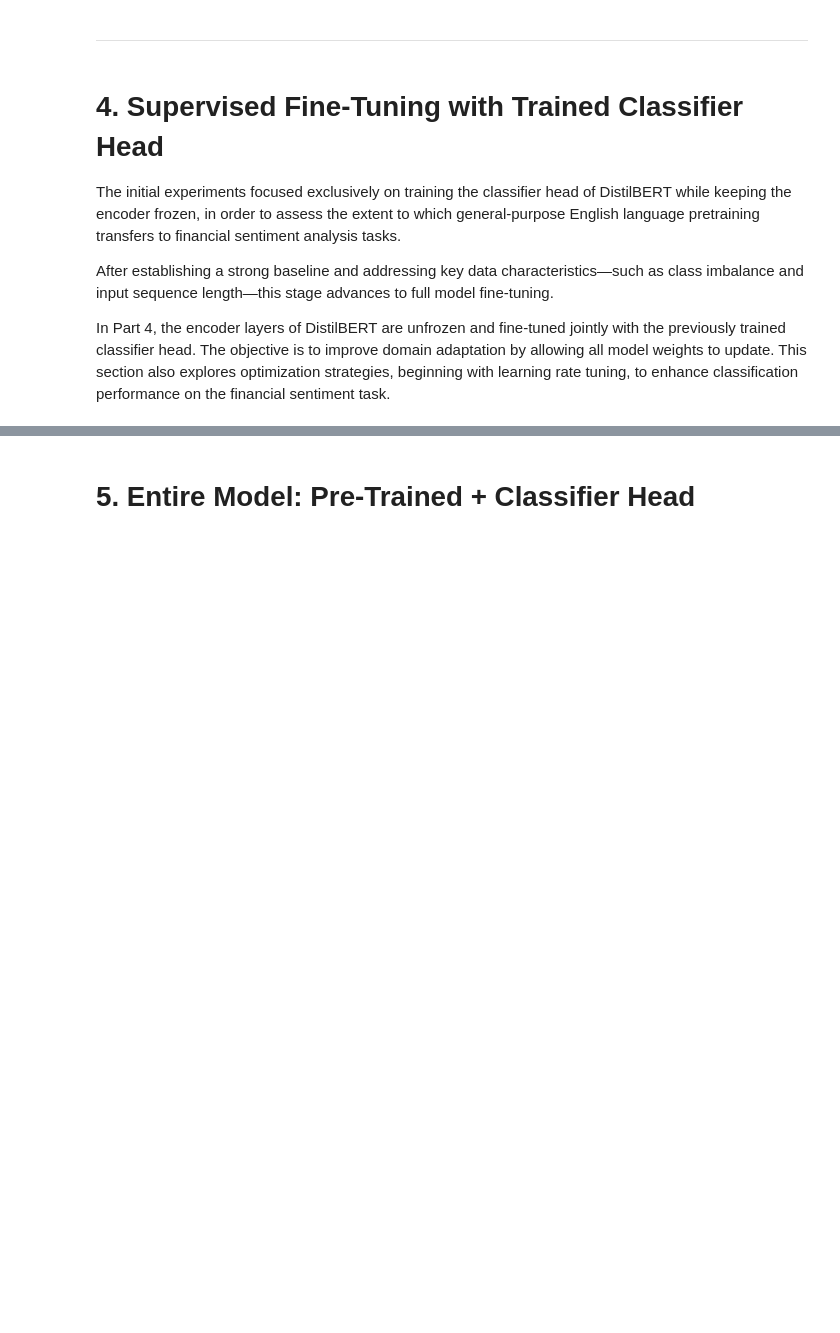
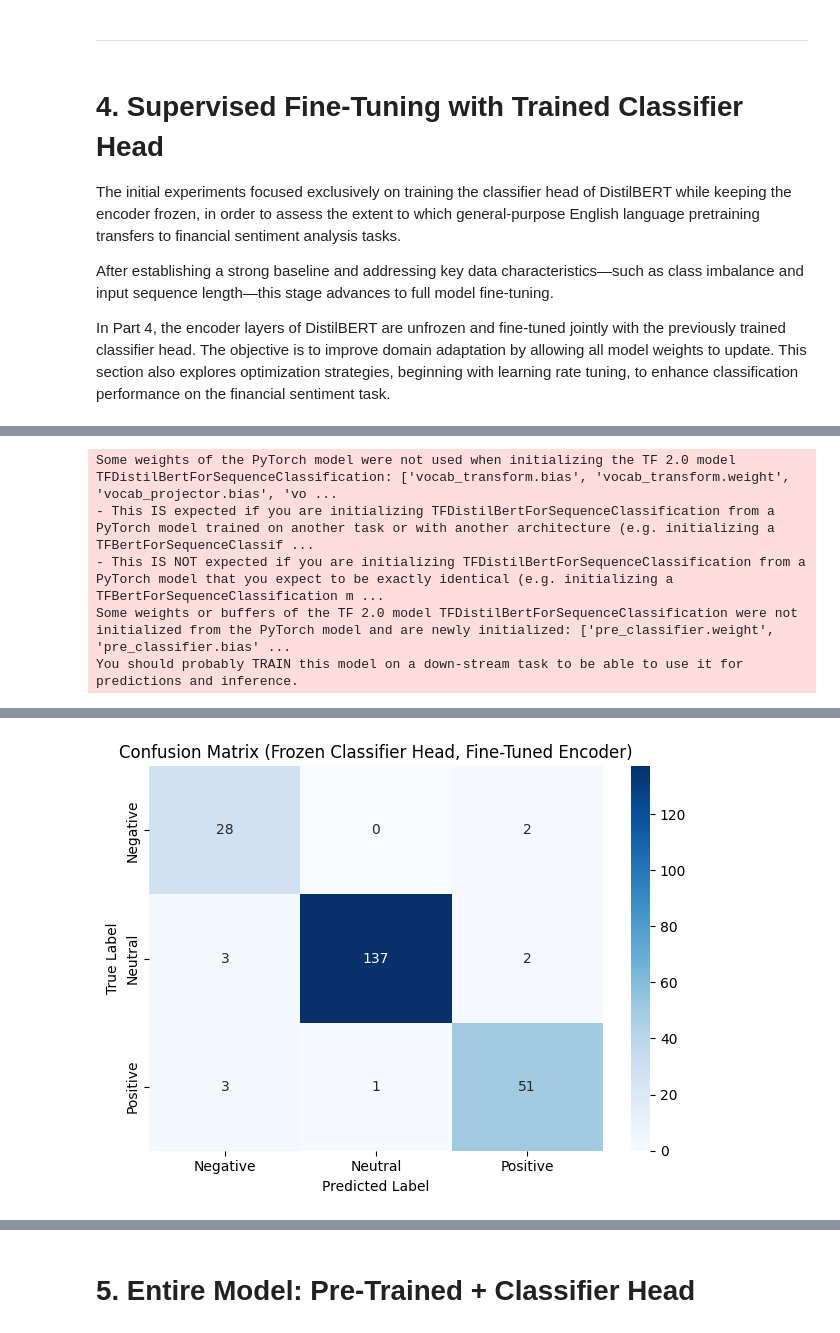
Before and after one commit to markbogorad/Fintext_NLP, a Jupyter notebook: financial_sentiment_transfer_learning/part1_finetune.ipynb, the cells around one changed output, grey strips where cells are left out. Saved outputs shown, nothing was run; the diff lists cells and outputs as text; code cells hidden in the pictures; blank space fills up the shorter version.

```diff
--- a/financial_sentiment_transfer_learning/part1_finetune.ipynb
+++ b/financial_sentiment_transfer_learning/part1_finetune.ipynb
@@ -857,0 +720,67 @@ This grid spans 4 learning rates × 2 schedulers × 3 batch sizes, yielding 24 u
+# %%
+# Load pre-trained model architecture with classification head
+model = TFAutoModelForSequenceClassification.from_pretrained(
+    "distilbert-base-uncased", num_labels=3
+)
+
+# Load weights by name (this skips base encoder weights)
+model.load_weights("distilbert_classifierhead_frozenencoder_bestweights.h5", by_name=True, skip_mismatch=True)
+
+# Freeze the classifier head only
+model.classifier.trainable = False
+if hasattr(model, 'pre_classifier'):
+    model.pre_classifier.trainable = False
+
+# Unfreeze the encoder
+model.distilbert.trainable = True
+
+# Compile
+optimizer = tf.keras.optimizers.Adam(learning_rate=2e-5)
+loss = tf.keras.losses.SparseCategoricalCrossentropy(from_logits=True)
+metrics = ['accuracy']
+model.compile(optimizer=optimizer, loss=loss, metrics=metrics)
+
+# Train the model
+history = model.fit(
+    tf_train_dataset,
+    validation_data=tf_validation_dataset,
+    epochs=3
+)
+
+# Save updated weights
+model.save_weights("distilbert_finetunedencoder_frozenhead.h5")
+
+# --- Prediction Fix: Map test dataset to inputs only ---
+X_test = tf_test.map(lambda x, y: {
+    "input_ids": x["input_ids"],
+    "attention_mask": x["attention_mask"]
+})
+y_true = np.concatenate([y.numpy() for _, y in tf_test], axis=0)
+
+# Predict
+logits = model.predict(X_test).logits
+y_pred = np.argmax(logits, axis=1)
+
+# Evaluation
+test_accuracy = accuracy_score(y_true, y_pred)
+print(f"\nTest Accuracy: {test_accuracy:.4f}")
+
+# Classification report
+print(classification_report(y_true, y_pred, target_names=["Negative", "Neutral", "Positive"]))
+
+# Confusion matrix
+cm = confusion_matrix(y_true, y_pred)
+sns.heatmap(cm, annot=True, fmt="d", cmap="Blues",
+            xticklabels=["Negative", "Neutral", "Positive"],
+            yticklabels=["Negative", "Neutral", "Positive"])
+plt.title("Confusion Matrix (Frozen Classifier Head, Fine-Tuned Encoder)")
+plt.ylabel("True Label")
+plt.xlabel("Predicted Label")
+plt.tight_layout()
+plt.show()
+# %% [output]
+Some weights of the PyTorch model were not used when initializing the TF 2.0 model TFDistilBertForSequenceClassification: ['vocab_transform.bias', 'vocab_transform.weight', 'vocab_projector.bias', 'vo ...
+- This IS expected if you are initializing TFDistilBertForSequenceClassification from a PyTorch model trained on another task or with another architecture (e.g. initializing a TFBertForSequenceClassif ...
+- This IS NOT expected if you are initializing TFDistilBertForSequenceClassification from a PyTorch model that you expect to be exactly identical (e.g. initializing a TFBertForSequenceClassification m ...
+Some weights or buffers of the TF 2.0 model TFDistilBertForSequenceClassification were not initialized from the PyTorch model and are newly initialized: ['pre_classifier.weight', 'pre_classifier.bias' ...
+You should probably TRAIN this model on a down-stream task to be able to use it for predictions and inference.
@@ -857,0 +805 @@ This grid spans 4 learning rates × 2 schedulers × 3 batch sizes, yielding 24 u
+[figure, added]
```
Also changed, not shown: parts of 34 cells of this notebook.
